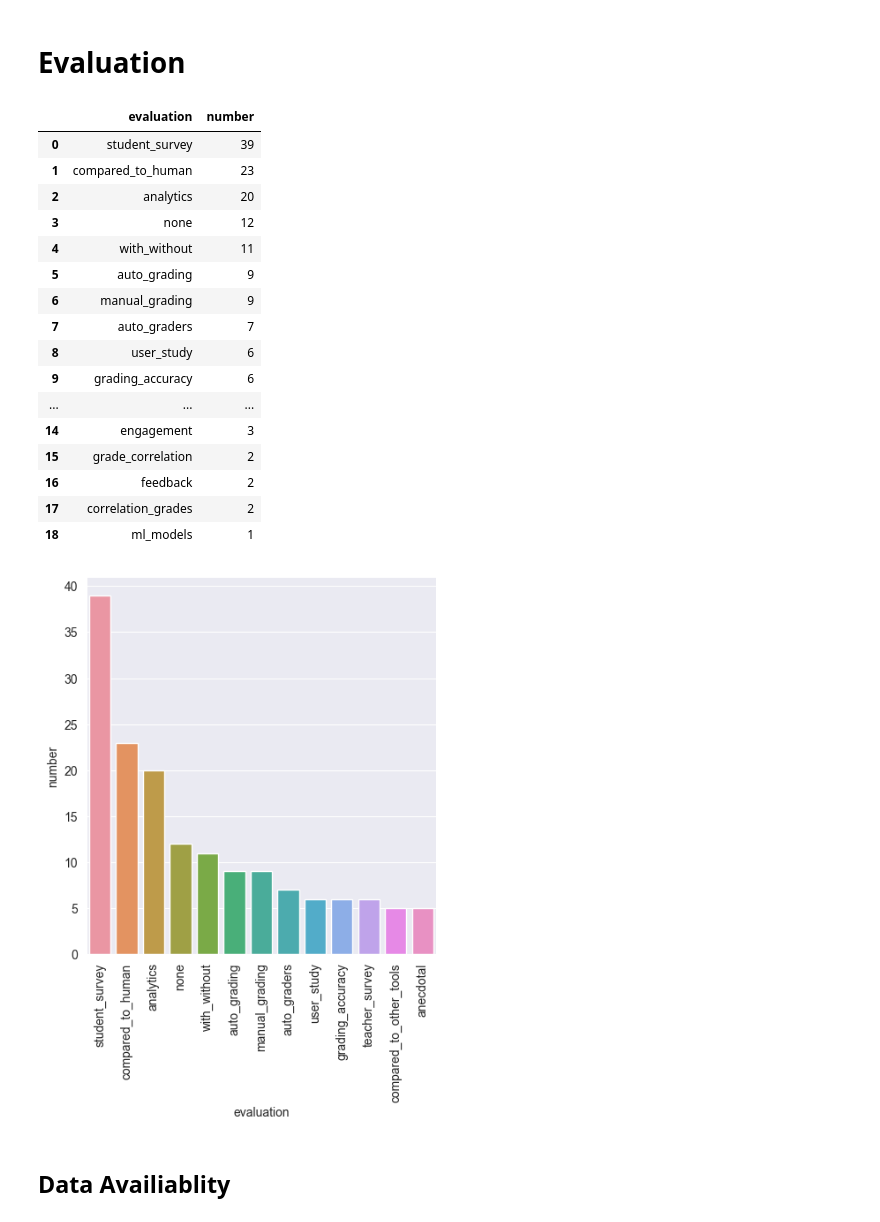
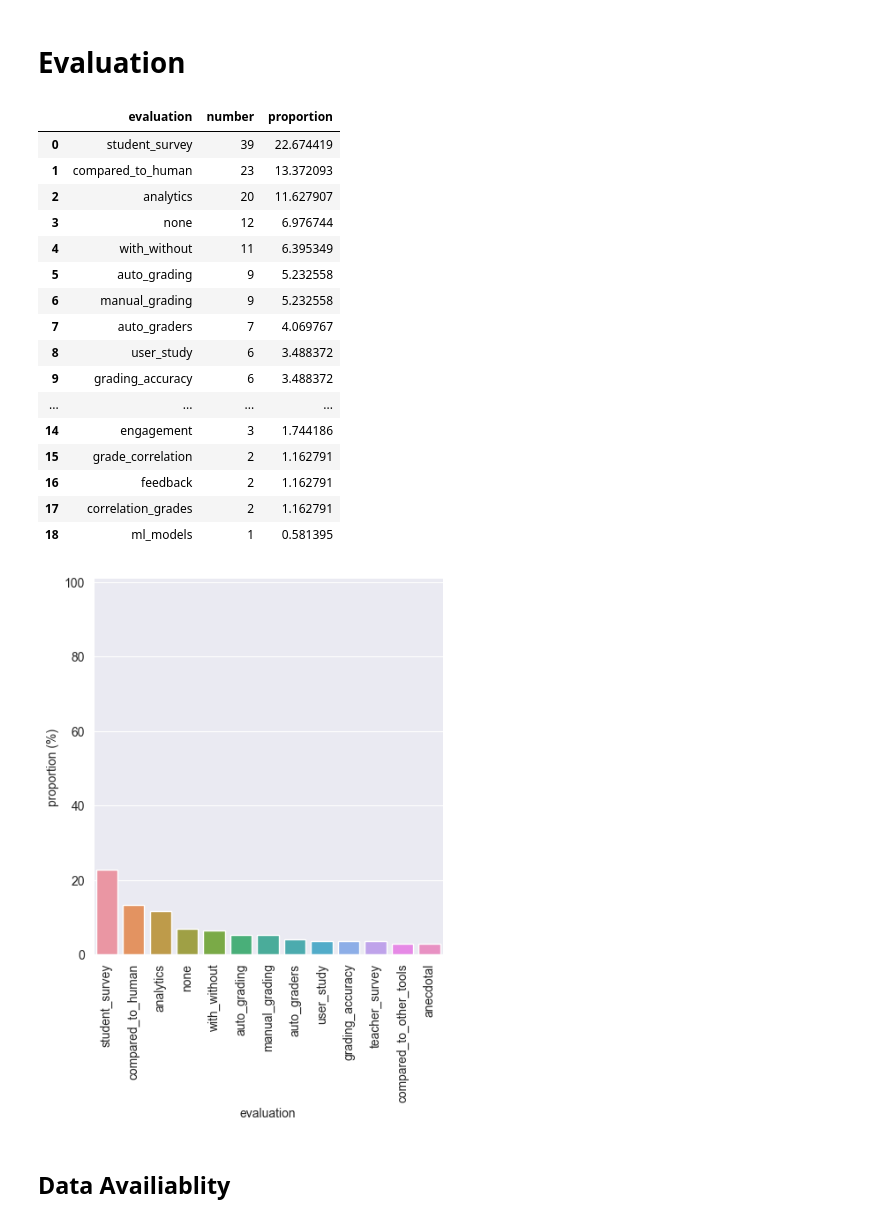
Before and after one commit to m-messer/Automated-Assessment-SLR-Data-Processing, a Jupyter notebook: analysis.ipynb, the cells around one changed output. Drawn from its saved outputs; the diff is of its cells as text; code cells hidden in the pictures.

```diff
--- a/analysis.ipynb
+++ b/analysis.ipynb
@@ -300,32 +320,35 @@ plt.savefig('plots/technique.pdf', bbox_inches='tight')
 
 evaluation  = pd.Series([tag.replace('evaluation:', '') for tags in df.tags for tag in tags if tag.startswith('evaluation')]).value_counts().reset_index()
 evaluation.columns = ["evaluation", 'number']
+evaluation['proportion'] = (evaluation.number / evaluation.number.sum()) * 100
 evaluation
 # %% [output]
-|  | evaluation | number |
-| 0 | student_survey | 39 |
-| 1 | compared_to_human | 23 |
-| 2 | analytics | 20 |
-| 3 | none | 12 |
-| 4 | with_without | 11 |
-| 5 | auto_grading | 9 |
-| 6 | manual_grading | 9 |
-| 7 | auto_graders | 7 |
-| 8 | user_study | 6 |
-| 9 | grading_accuracy | 6 |
-| ... | ... | ... |
-| 14 | engagement | 3 |
-| 15 | grade_correlation | 2 |
-| 16 | feedback | 2 |
-| 17 | correlation_grades | 2 |
-| 18 | ml_models | 1 |
+|  | evaluation | number | proportion |
+| 0 | student_survey | 39 | 22.674419 |
+| 1 | compared_to_human | 23 | 13.372093 |
+| 2 | analytics | 20 | 11.627907 |
+| 3 | none | 12 | 6.976744 |
+| 4 | with_without | 11 | 6.395349 |
+| 5 | auto_grading | 9 | 5.232558 |
+| 6 | manual_grading | 9 | 5.232558 |
+| 7 | auto_graders | 7 | 4.069767 |
+| 8 | user_study | 6 | 3.488372 |
+| 9 | grading_accuracy | 6 | 3.488372 |
+| ... | ... | ... | ... |
+| 14 | engagement | 3 | 1.744186 |
+| 15 | grade_correlation | 2 | 1.162791 |
+| 16 | feedback | 2 | 1.162791 |
+| 17 | correlation_grades | 2 | 1.162791 |
+| 18 | ml_models | 1 | 0.581395 |
 # %%
 ## TRUNCATED UNDER 5 RESULTS
-sns.catplot(evaluation[evaluation['number'] > 4], kind='bar', x='evaluation', y='number')
+ax_eval = sns.catplot(evaluation[evaluation['number'] > 4], kind='bar', x='evaluation', y='proportion')
+ax_eval.set(ylabel = 'proportion (%)')
 plt.xticks(rotation=90)
+plt.ylim([0, 101])
 plt.savefig('plots/evaluation.pdf', bbox_inches='tight')
 # %% [output]
-[figure, old version]
+[figure, new version]
 # %% [markdown]
 ## Data Availiablity
 # %%
```
Also changed, not shown: parts of 16 cells of this notebook, 9 other files.
